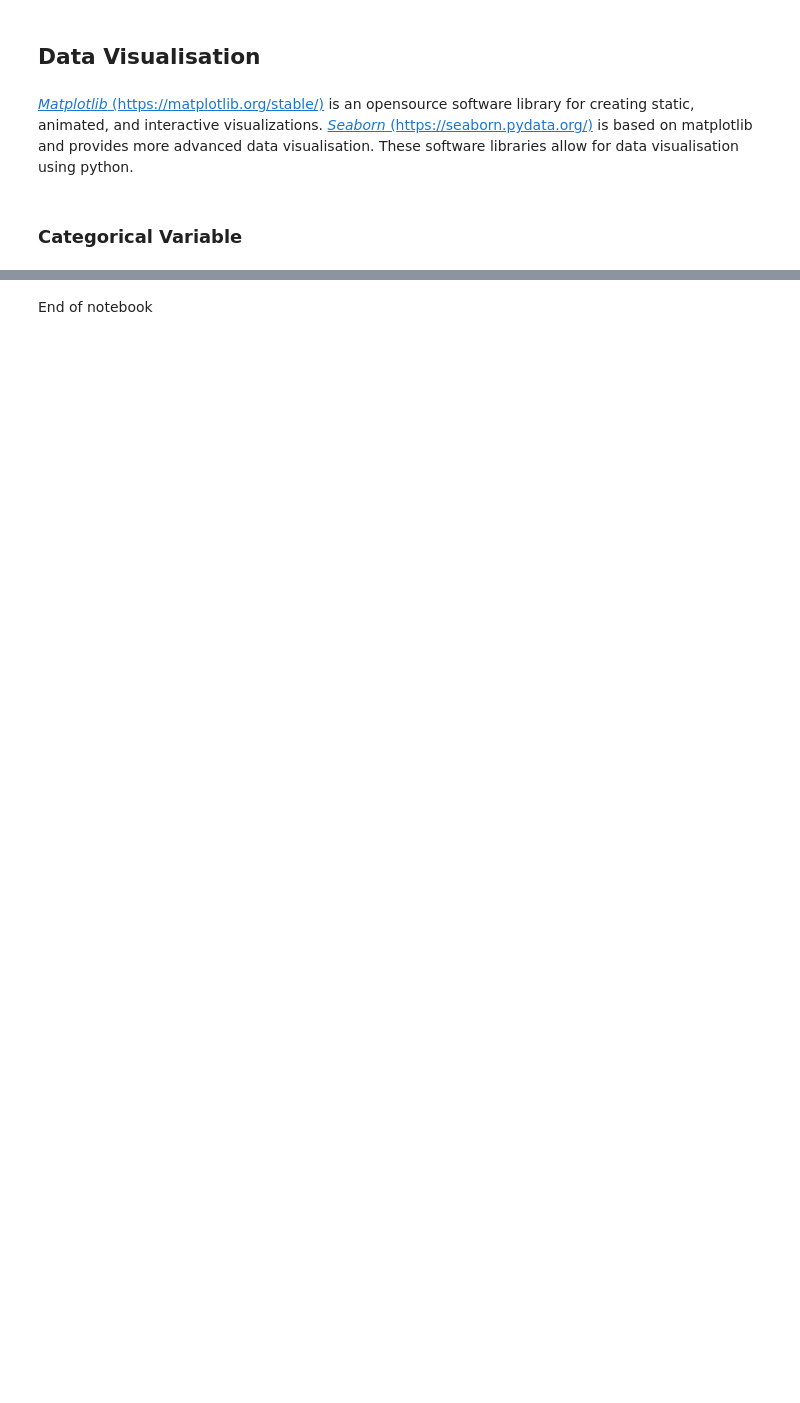
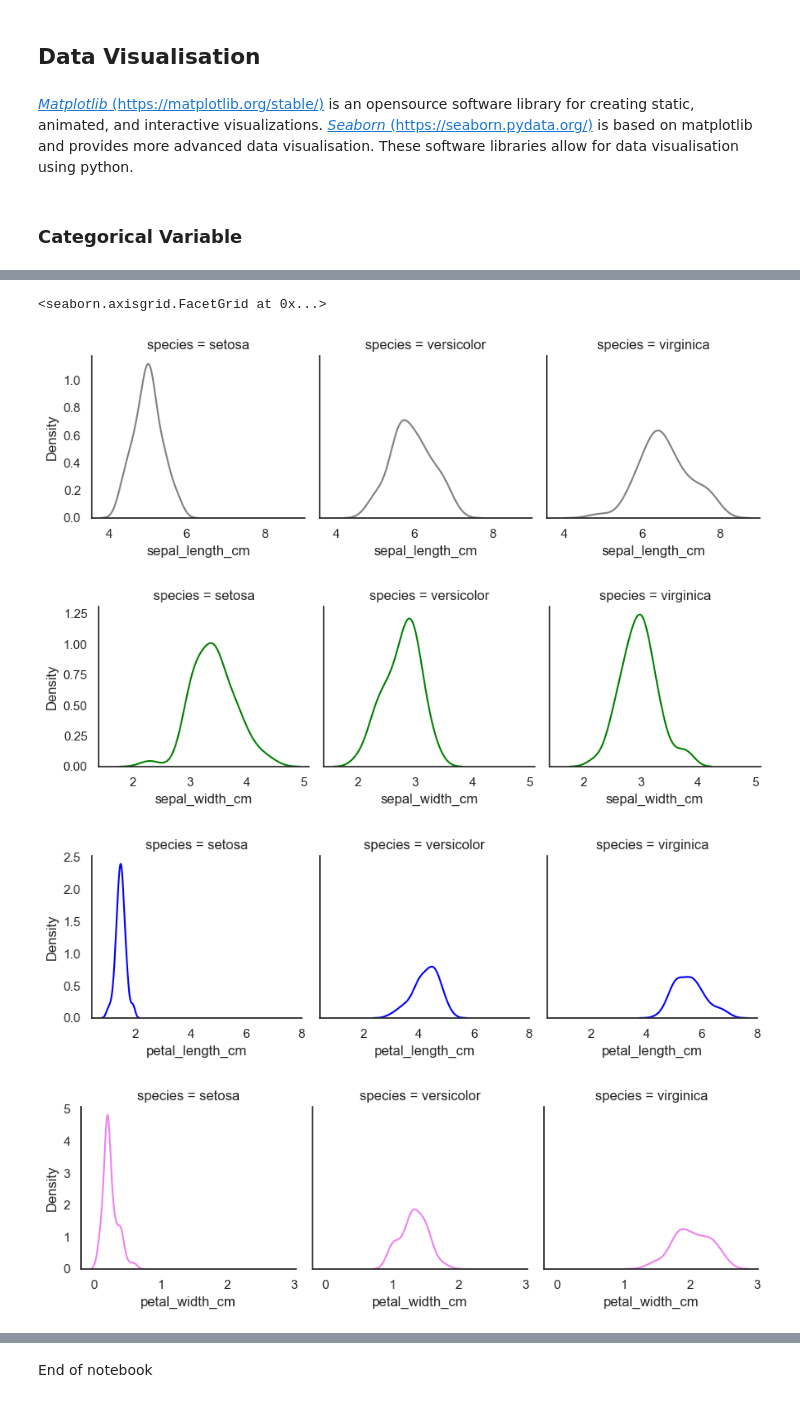
Before and after one commit to humphs078/data_analysis_fundamentals, a Jupyter notebook: project.ipynb, the cells around one changed output, grey strips where cells are left out. Drawn from its saved outputs; the diff is of its cells as text; code cells hidden in the pictures; blank space fills up the shorter version.

```diff
--- a/project.ipynb
+++ b/project.ipynb
@@ -305,3 +349,21 @@ graph('petal_width_cm')
+# %%
+g = sns.FacetGrid(iris_ds_features, col="species")
+g.map(sns.kdeplot, "sepal_length_cm", color='grey')
+
+g = sns.FacetGrid(iris_ds_features, col="species")
+g.map(sns.kdeplot, "sepal_width_cm", color='green')
+
+g = sns.FacetGrid(iris_ds_features, col="species")
+g.map(sns.kdeplot, "petal_length_cm", color='blue')
+
+g = sns.FacetGrid(iris_ds_features, col="species")
+g.map(sns.kdeplot, "petal_width_cm", color='violet')
+# %% [output]
+<seaborn.axisgrid.FacetGrid at 0x...>
+[figure, added]
+[figure, added]
+[figure, added]
+[figure, added]
 # %% [markdown]
 ## References <a id="references"></a>
 
```
Also changed, not shown: parts of 13 cells of this notebook, 1 other file.
